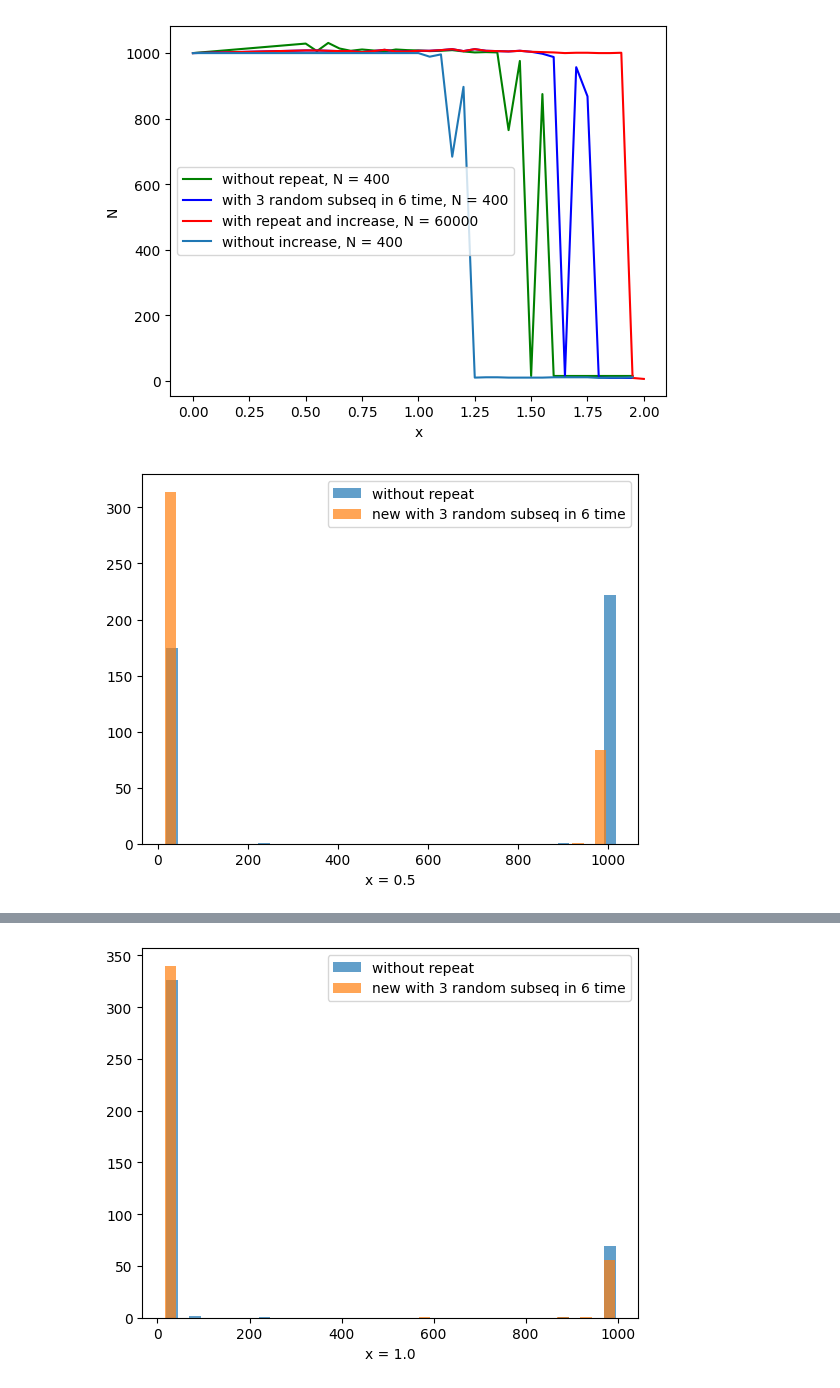
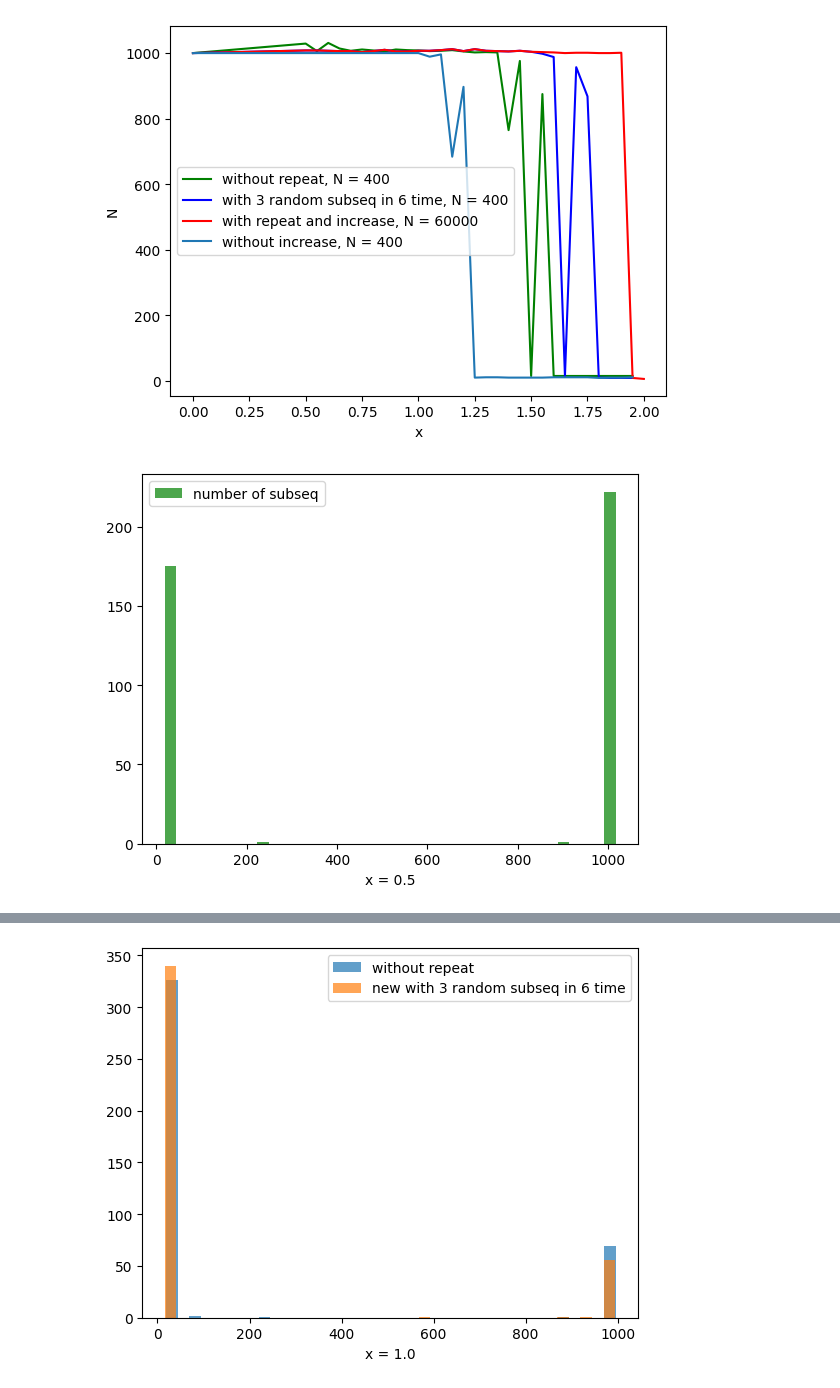
Before and after one commit to Sereshkash/bioinf, a Jupyter notebook: graph.ipynb, the cells around one changed output, grey strips where cells are left out. Cells and saved outputs as stored; diff of their text form; code cells hidden in the pictures.

```diff
--- a/graph.ipynb
+++ b/graph.ipynb
@@ -63,22 +63,22 @@ plt.show()
 # %%
 f = open('data_res_comp_without_repeat.txt', 'r')
 s = f.readlines()
 f.close()
 x_name = list(map(lambda d: d[:-2], s[::2]))
 x_data = list(map(lambda f: f.split(), list(map(lambda d: d[:-2], s[1::2]))))
 x_data_np = np.array(x_data).astype('int')
 
 f = open('data_res_comp_with_repeat.txt', 'r')
 s = f.readlines()
 f.close()
 x_name2 = list(map(lambda d: d[:-2], s[::2]))
 x_data2 = list(map(lambda f: f.split(), list(map(lambda d: d[:-2], s[1::2]))))
 x_data_np_2 = np.array(x_data2).astype('int')
 
-plt.hist(x_data_np[0], bins = 20, rwidth = 0.5, alpha = 0.7, label = 'without repeat')
-plt.hist(x_data_np_2[0], bins = 20, rwidth = 0.5, alpha = 0.7, label = 'new with 3 random subseq in 6 time')
+plt.hist(x_data_np[0], bins = 20, rwidth = 0.5, alpha = 0.7,color='g', label = 'number of subseq')
+#plt.hist(x_data_np_2[0], bins = 20, rwidth = 0.5, alpha = 0.7, label = 'new with 3 random subseq in 6 time')
 plt.legend()
 plt.xlabel(x_name2[0])
 plt.show()
 # %% [output]
-[figure, old version]
+[figure, new version]
```
Also changed, not shown: parts of 1 cell of this notebook, 1 other file.
